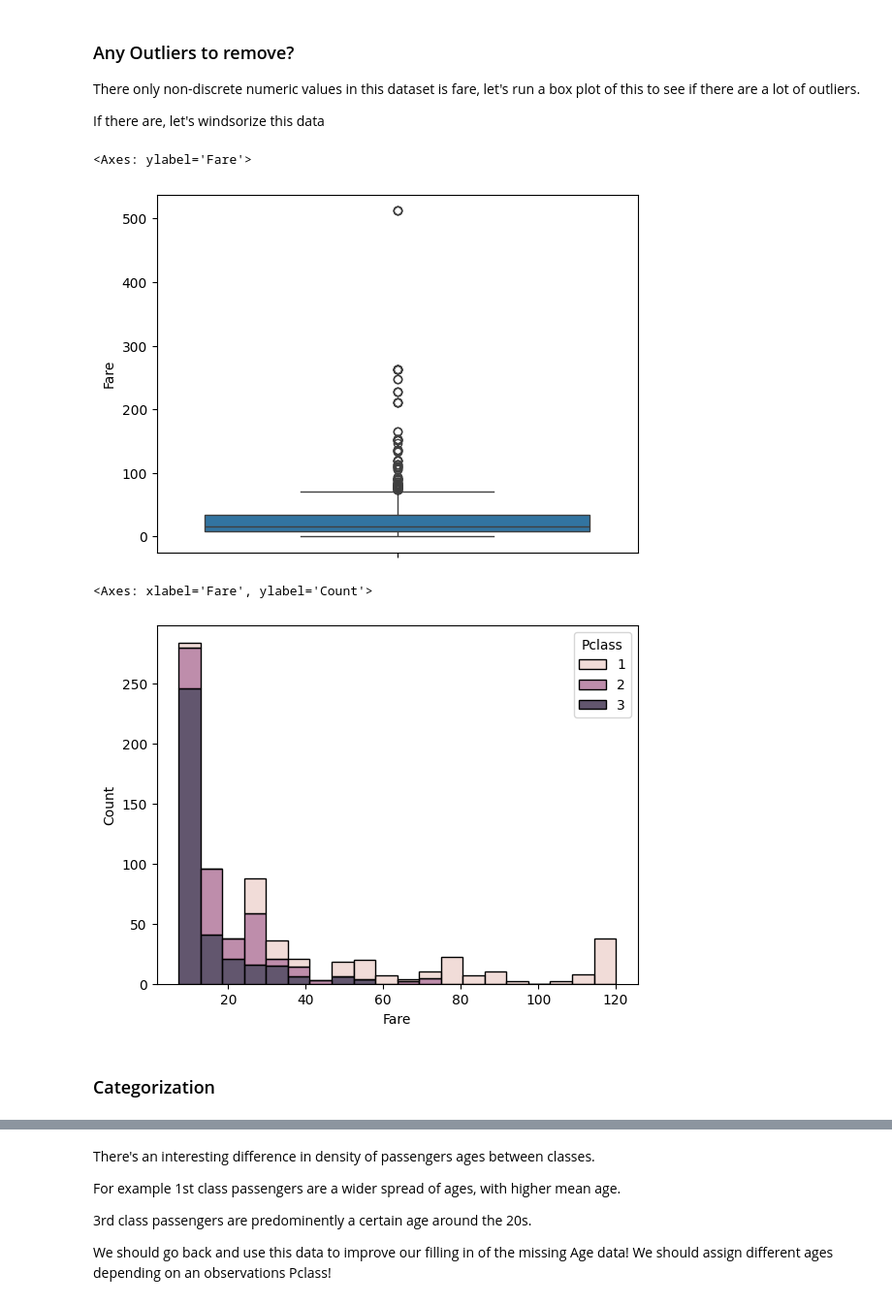
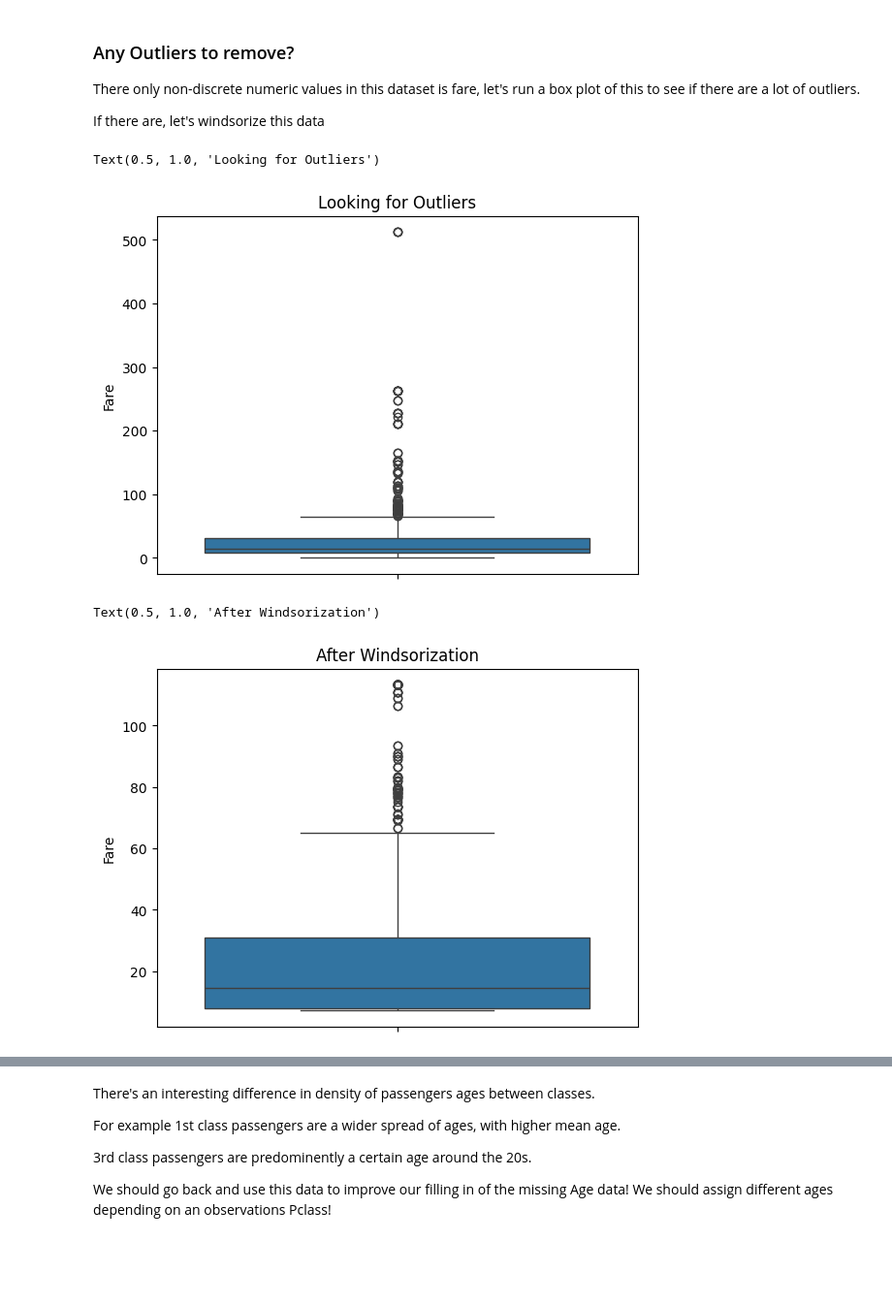
Before and after one commit to ninjaMog/titanic_EDA, a Jupyter notebook: titanic.ipynb, the cells around one changed output, grey strips where cells are left out. Shown at 97% size. Drawn from its saved outputs; the diff is of its cells as text; code cells hidden in the pictures; blank space fills up the shorter version.

```diff
--- a/titanic.ipynb
+++ b/titanic.ipynb
@@ -144,8 +123,2 @@ sns.histplot(data=df[df['Age'] == median_age], x="Survived", ax=ax[1])
 # %% [markdown]
 The proportion of survived values is about the same, so it should be safe to assign the mode to missing values without introducing too much bias
-# %%
-# What if we just chuck it instead?
-df.dropna(subset=['Age'], inplace=True)
-
-# Set to median
-# df.loc[df['Age'].isnull(), 'Age'] = median_age
@@ -151,0 +132,3 @@ df.dropna(subset=['Age'], inplace=True)
+# %%
+df_withage = df.loc[df['Age'].isnull() == False, ['Age', 'Pclass', 'Survived']]
+sns.kdeplot(df_withage, x="Age", hue="Pclass")
@@ -151,0 +138,4 @@ df.dropna(subset=['Age'], inplace=True)
+# %%
+# Setting age to mean of age for class
+grouped = df_withage.groupby(['Pclass'])
+grouped.describe()
@@ -151,0 +153,13 @@ df.dropna(subset=['Age'], inplace=True)
+# %%
+print(df.isnull().sum())
+
+mean_ages = []
+for key, group in grouped:
+    mean = round(group['Age'].mean())
+    mean_ages.append(mean)
+    df.loc[(df['Pclass'] == key[0]) & (df['Age'].isnull()), ['Age']] = round(group['Age'].mean())
+
+# Make subplot?
+
+sns.kdeplot(df, x="Age", hue="Pclass")
+sns.kdeplot(df_withage, x="Age", hue="Pclass")
@@ -199,10 +234,10 @@ There only non-discrete numeric values in this dataset is fare, let's run a box
 
 If there are, let's windsorize this data
 # %%
-sns.boxplot(df['Fare'])
+sns.boxplot(df['Fare']).set_title("Looking for Outliers")
 # %% [output]
-<Axes: ylabel='Fare'>
+Text(0.5, 1.0, 'Looking for Outliers')
-[figure, old version]
+[figure, new version]
 # %%
 
 len(df['Fare'].unique())
@@ -213,9 +248,7 @@ df['Fare'] = mstats.winsorize(df['Fare'], limits=[0.05, 0.05])
 
 
 # df.hist(figsize=[10, 10])
-sns.histplot(data=df, x='Fare', hue='Pclass', multiple="stack")
+sns.boxplot(df['Fare']).set_title("After Windsorization")
 # %% [output]
-<Axes: xlabel='Fare', ylabel='Count'>
+Text(0.5, 1.0, 'After Windsorization')
-[figure, old version]
+[figure, new version]
-# %% [markdown]
-### Categorization
```
Also changed, not shown: parts of 50 cells of this notebook, 1 other file.
